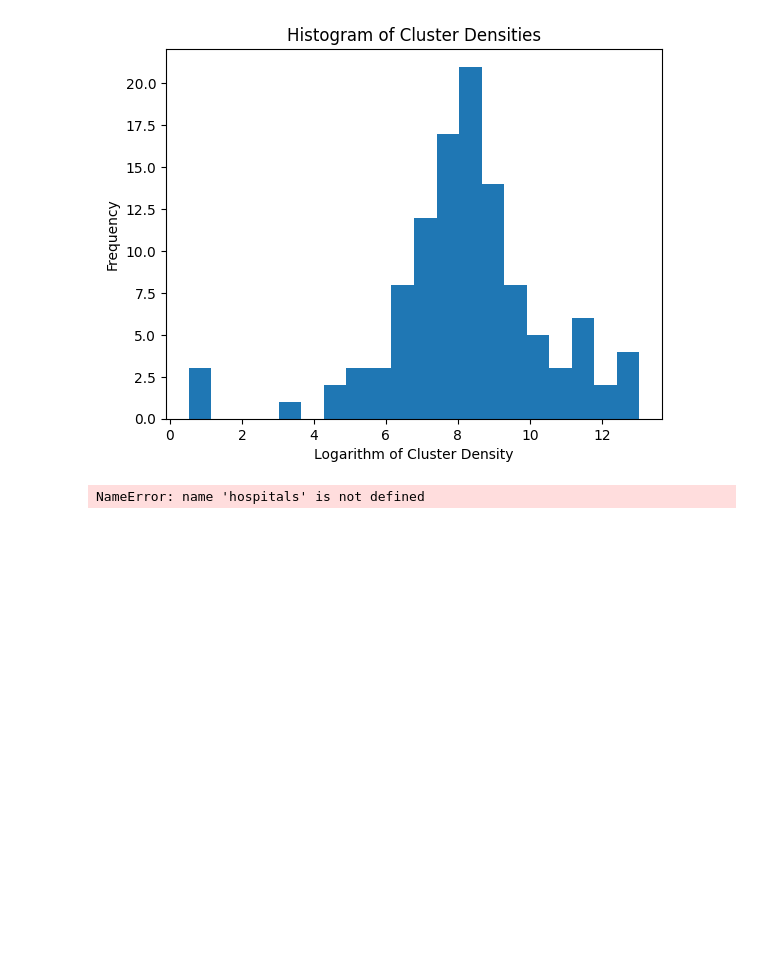
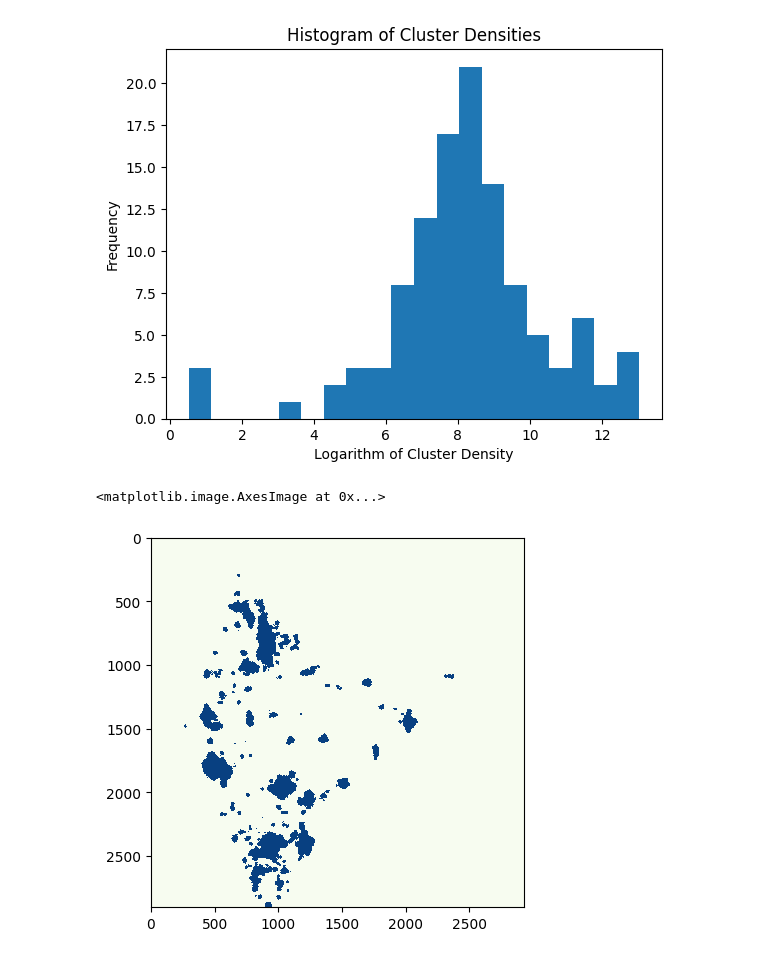
Before and after one commit to fringewidth/towardsMedicalEquity, a Jupyter notebook: influences.ipynb, the cells around one changed output. Drawn from its saved outputs; the diff is of its cells as text; code cells hidden in the pictures; blank space fills up the shorter version.

```diff
--- a/influences.ipynb
+++ b/influences.ipynb
@@ -15,12 +14,15 @@ STEP = 0.01
 def get_idx(lat, lon):
     return (int((NORTH - lat) / STEP), int((lon - WEST) / STEP))
 
+def get_lat_lon(idx):
+    return (NORTH - idx[0] * STEP, WEST + idx[1] * STEP)
+
 num_lat_steps = int((NORTH - SOUTH) / STEP)
 num_lon_steps = int((EAST - WEST) / STEP)
 # %%
 def exponential_decay(distance_squared):
     return np.exp(-6 * distance_squared)
 # %%
-hospitals = pd.read_csv('hospital_dataset_densities.csv')
+hospitals = pd.read_csv('hospital_dataset_cleaned.csv')
 hospitals['Radius of Influence'] = hospitals['Effective Rating'] * 0.1
 # %%
@@ -89,31 +91,3 @@ plt.title("Histogram of Cluster Densities")
 plt.show()
 # %% [output]
 [figure]
-# %%
-from scipy.spatial import ConvexHull
-
-def add_clustered_noise(lat, lon, cluster_id, max_noise):
-    # Extract hospital coordinates within the cluster
-    cluster_coords = hospitals[hospitals['Cluster'] == cluster_id][['Latitude', 'Longitude']].values
-    hull = ConvexHull(cluster_coords)
-    centroid = cluster_coords.mean(axis=0)
-
-    # Generate noisy coordinates centered around the centroid with Gaussian noise
-    noisy_lat = np.random.normal(centroid[0], max_noise)
-    noisy_lon = np.random.normal(centroid[1], max_noise)
-
-    # Check if the new coordinates are within the convex hull; otherwise, limit the distance
-    if hull.find_simplex([noisy_lat, noisy_lon]) < 0:
-        direction = np.array([noisy_lat - centroid[0], noisy_lon - centroid[1]])
-        direction /= np.linalg.norm(direction)
-        noisy_lat, noisy_lon = centroid + direction * max_noise
-
-    return noisy_lat, noisy_lon
-
-# Apply this to each hospital in its respective cluster
-hospitals['Anonymized Latitude'], hospitals['Anonymized Longitude'] = zip(*[
-    add_clustered_noise(row['Latitude'], row['Longitude'], row['Cluster'], max_noise=row['Radius of Influence'])
-    for _, row in hospitals.iterrows()
-])
-# %% [output]
-NameError: name 'hospitals' is not defined
@@ -121,0 +94,43 @@ from scipy.spatial import ConvexHull
+# %%
+def add_clustered_noise(lat, lon):
+    idx, jdx, = get_idx(lat, lon)
+    cluster_id = clusters[idx, jdx]
+    cluster_coords = np.array(np.where(clusters == cluster_id)).T
+    if len(cluster_coords) == 0:
+        return lat, lon
+    centroid = cluster_coords.mean(axis=0)
+    hull = ConvexHull(cluster_coords)
+    # find minimum distance between hull points and centroid
+    distances = np.linalg.norm(cluster_coords[hull.vertices] - centroid, axis=1)
+    radius = distances.min()
+    # radius = np.inf
+    # for vertex in hull.vertices:
+    #     distance = np.linalg.norm(cluster_coords[vertex] - centroid)
+    #     if distance < radius:
+    #         radius = distance
+
+    direction = np.array([idx, jdx]) - centroid
+    if np.linalg.norm(direction) == 0:
+        direction = np.random.rand(2) - 0.5
+    direction /= np.linalg.norm(direction)
+
+    max_noise = radius
+
+    noise = np.random.normal(0, max_noise, size=2) * direction
+    new_coords = np.array([idx, jdx]) + noise
+
+    return get_lat_lon(new_coords)
+# %%
+for i in range(len(hospitals)):
+    lat, lon = hospitals.loc[i, 'Latitude'], hospitals.loc[i, 'Longitude']
+    new_lat, new_lon = add_clustered_noise(lat, lon)
+    hospitals.loc[i, 'Latitude_anon'] = new_lat
+    hospitals.loc[i, 'Longitude_anon'] = new_lon
+# %%
+anon_influence_map = get_influence_map(hospitals, 'Latitude_anon', 'Longitude_anon')
+anon_clustering_cutoff = np.percentile(anon_influence_map[anon_influence_map > 0], 50)
+anon_binary_map = (anon_influence_map > anon_clustering_cutoff).astype(int)
+plt.imshow(anon_binary_map, cmap='GnBu', interpolation='nearest')
+# %% [output]
+<matplotlib.image.AxesImage at 0x...>
+[figure, added]
```
Also changed, not shown: parts of 6 cells of this notebook, 4 other files.
